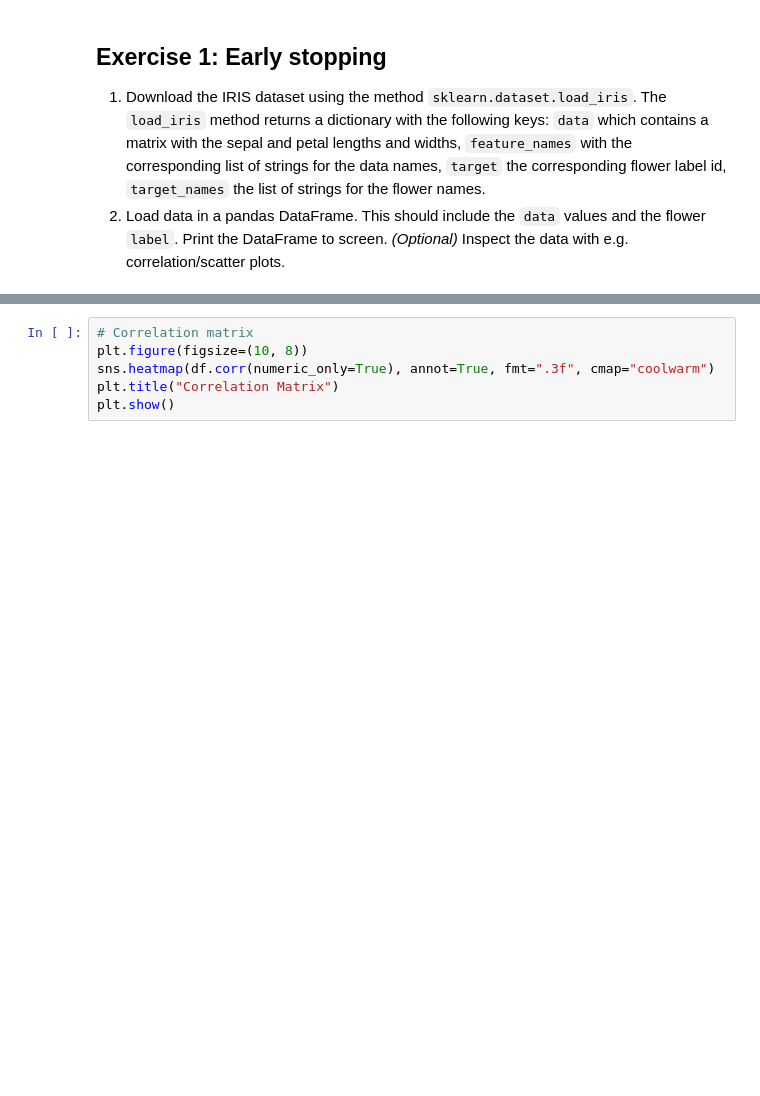
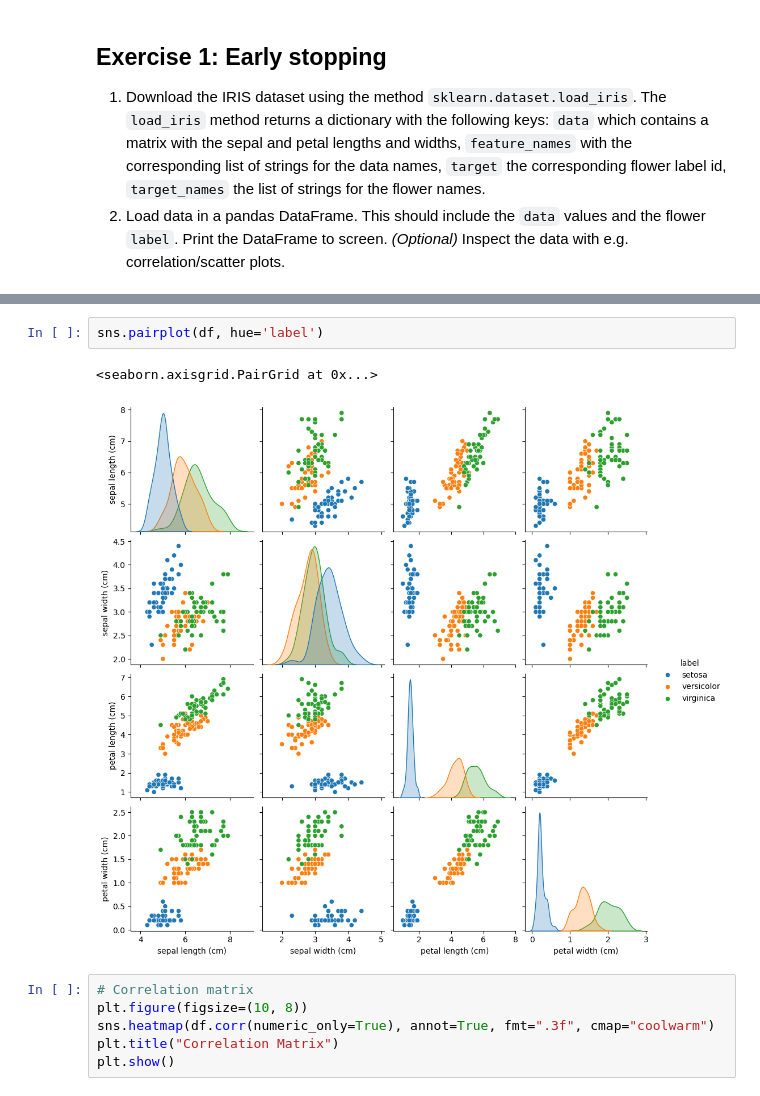
Before and after one commit to JiahaoMiao/Deep-Learning-2025, a Jupyter notebook: lab6/lab6.ipynb, the cells around one changed output, grey strips where cells are left out. Drawn from its saved outputs; the diff is of its cells as text; blank space fills up the shorter version.

```diff
--- a/lab6/lab6.ipynb
+++ b/lab6/lab6.ipynb
@@ -84,6 +76,11 @@ Initial Iris DataFrame:
 3  setosa
 4  setosa
 [figure]
+# %%
+sns.pairplot(df, hue='label')
+# %% [output]
+<seaborn.axisgrid.PairGrid at 0x...>
+[figure, added]
 # %%
 # Correlation matrix
 plt.figure(figsize=(10, 8))
```
Also changed, not shown: parts of 5 cells of this notebook, 5 other files.
